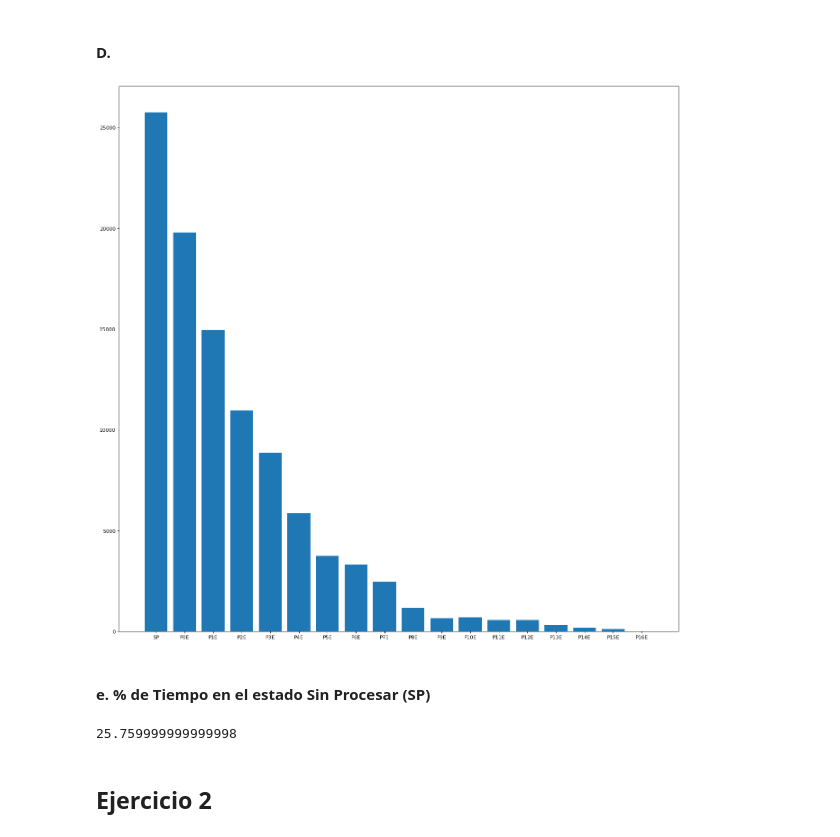
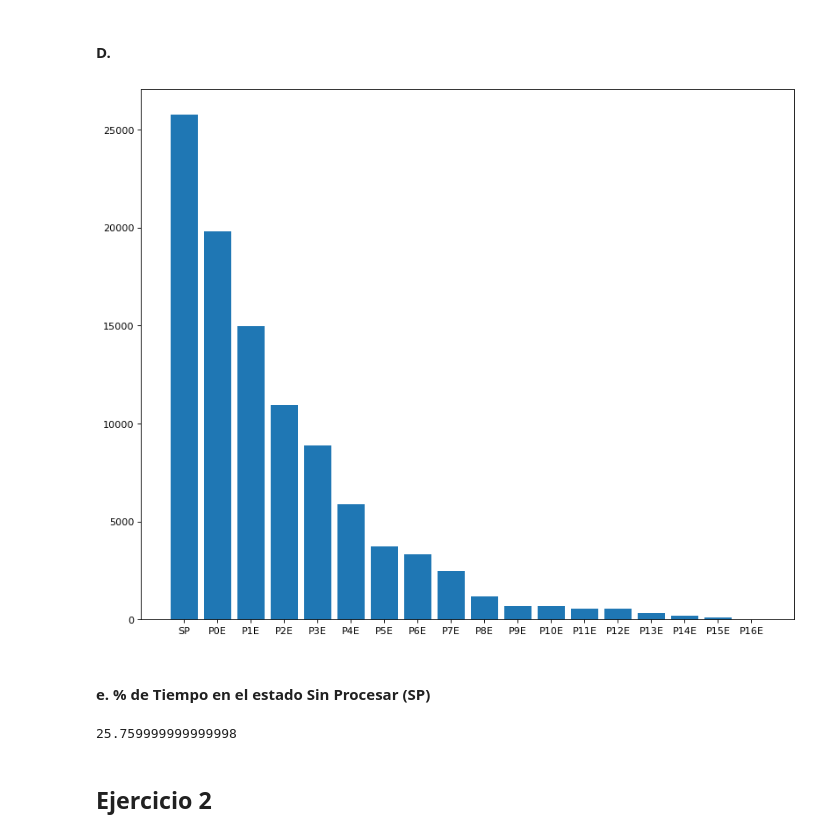
Before and after one commit to Luciana123/simulacion-tp1-2c2021, a Jupyter notebook: TP2/Ejercicios TP2.ipynb, the cells around one changed output. Cells and saved outputs as stored; diff of their text form; code cells hidden in the pictures.

Commit message:
fix graphs

```diff
--- a/TP2/Ejercicios TP2.ipynb
+++ b/TP2/Ejercicios TP2.ipynb
@@ -98,18 +97,18 @@ plt.plot(SOLICITUDES)
 #### D.
 # %%
 # Histograma por estado.
-figure(figsize=(20,20), dpi=80)
+figure(figsize=(12,10), dpi=80)
 
 plt.bar(list(COUNT_ESTADOS.keys()), COUNT_ESTADOS.values())
 plt.show()
 # %% [output]
-[figure, old version]
+[figure, new version]
-# %% [markdown]
-#### e. % de Tiempo en el estado Sin Procesar (SP)
-# %%
-(COUNT_ESTADOS['SP'] / sum(COUNT_ESTADOS.values())) * 100
-# %% [output]
-25.759999999999998
+# %% [markdown]
+#### e. % de Tiempo en el estado Sin Procesar (SP)
+# %%
+(COUNT_ESTADOS['SP'] / sum(COUNT_ESTADOS.values())) * 100
+# %% [output]
+25.759999999999998
 # %% [markdown]
 
 ## Ejercicio 2
```
Also changed, not shown: parts of 9 cells of this notebook.
